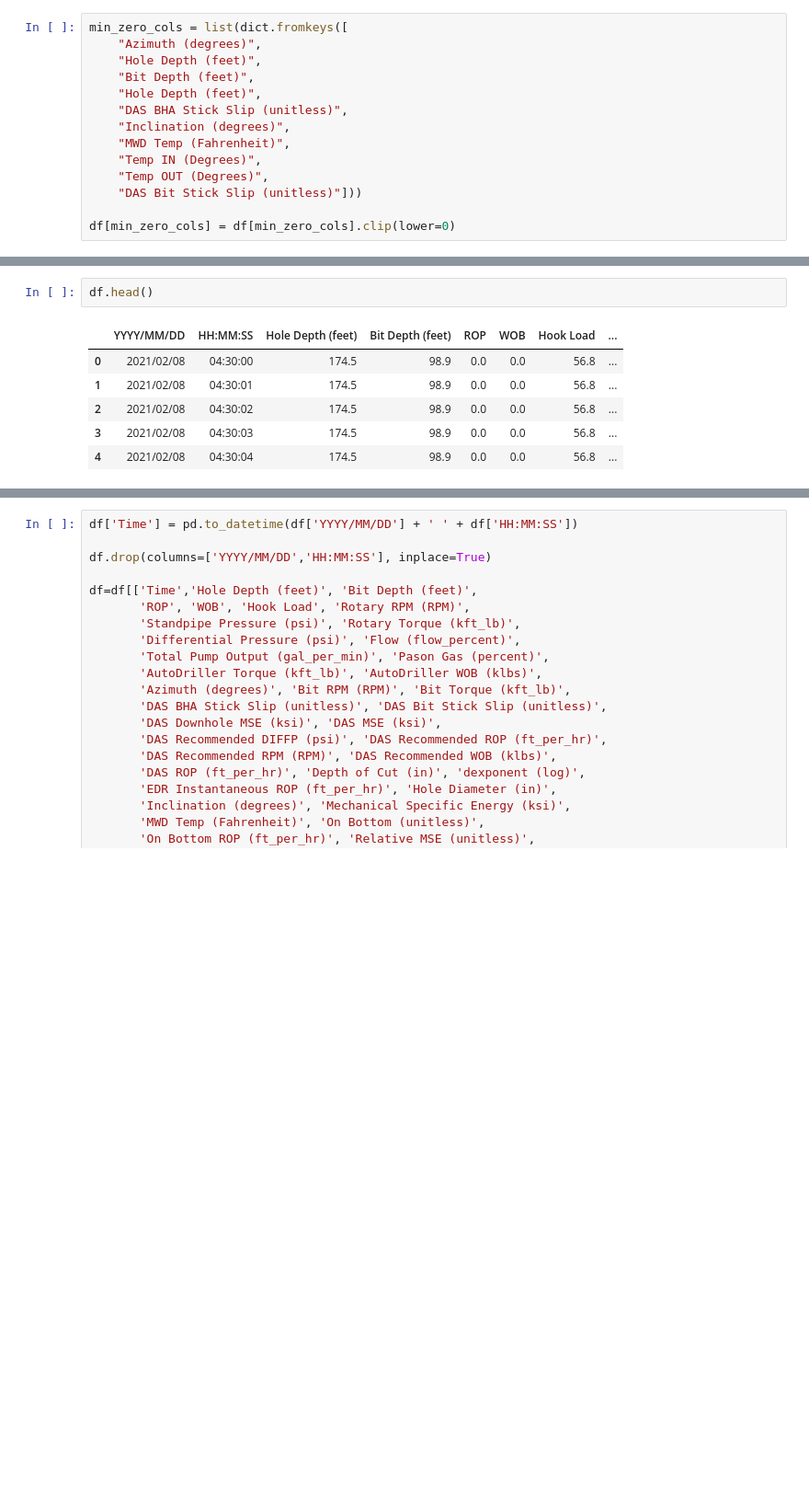
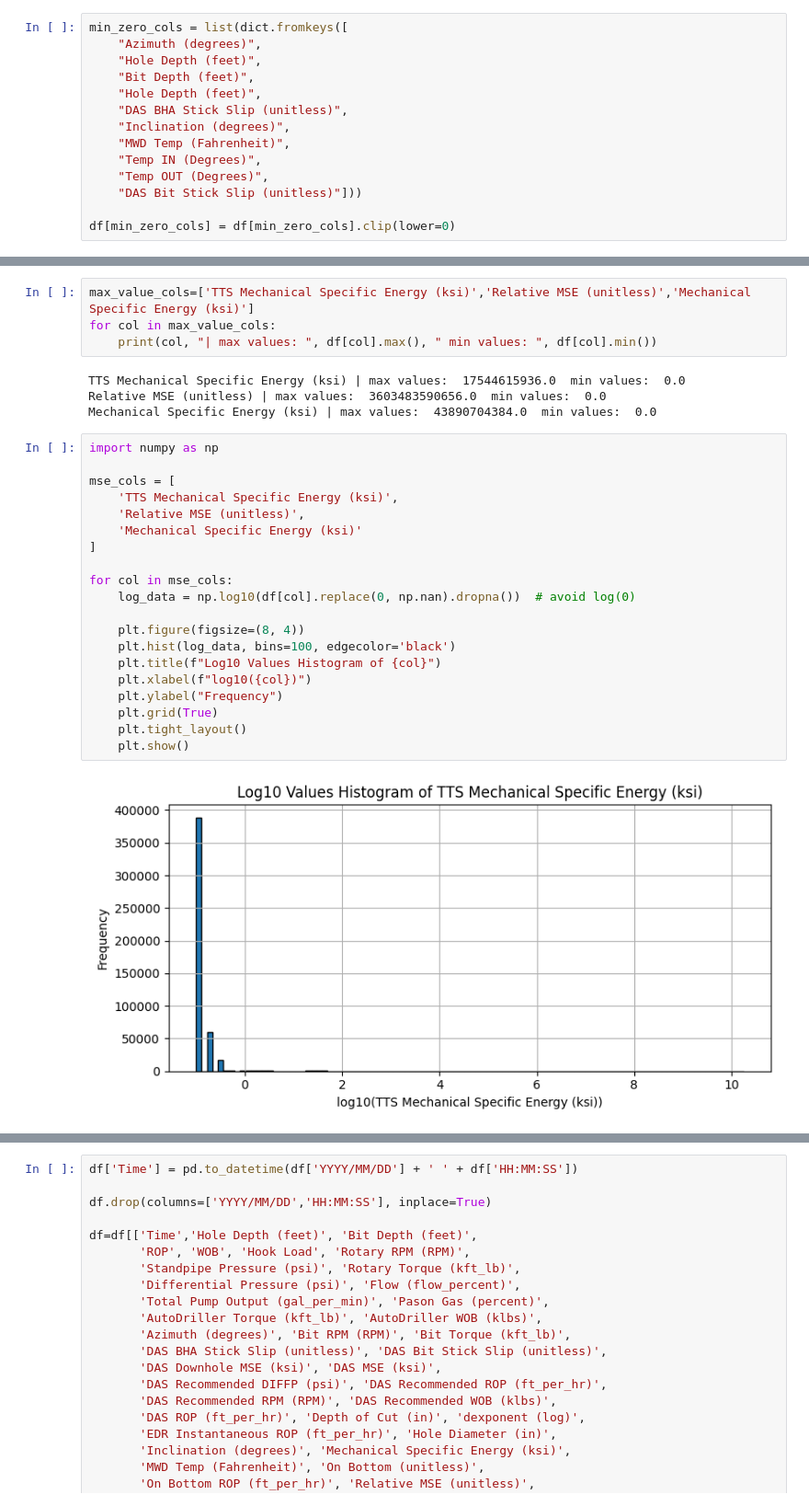
Before and after one commit to Vagif-Aliyev/MSE_Optimization, a Jupyter notebook: Drilling Data EDA.ipynb, the cells around one changed output, grey strips where cells are left out. Shown at 92% size. Drawn from its saved outputs; the diff is of its cells as text; blank space fills up the shorter version.

```diff
--- a/Drilling Data EDA.ipynb
+++ b/Drilling Data EDA.ipynb
@@ -261,12 +263,33 @@ df.describe().T
 | Top Drive Rotary (RPM) | 2506182.0 | 1.646222e+01 | 2.400316e+01 | -23.000 | 0.000 | 0.000 | 39.000 | 1.160000e+02 |
 | Top Drive Torque (kft_lb) | 2506182.0 | 2.154748e+00 | 3.615361e+00 | -0.395 | -0.009 | -0.005 | 4.527 | 4.876000e+01 |
 | TTS Mechanical Specific Energy (ksi) | 2506182.0 | 1.576146e+04 | 1.272685e+07 | 0.000 | 0.000 | 0.000 | 0.000 | 1.754462e+10 |
-# %%
-df.head()
-# %% [output]
-|  | YYYY/MM/DD | HH:MM:SS | Hole Depth (feet) | Bit Depth (feet) | ROP | WOB | Hook Load | ... |
-| 0 | 2021/02/08 | 04:30:00 | 174.5 | 98.9 | 0.0 | 0.0 | 56.8 | ... |
-| 1 | 2021/02/08 | 04:30:01 | 174.5 | 98.9 | 0.0 | 0.0 | 56.8 | ... |
-| 2 | 2021/02/08 | 04:30:02 | 174.5 | 98.9 | 0.0 | 0.0 | 56.8 | ... |
-| 3 | 2021/02/08 | 04:30:03 | 174.5 | 98.9 | 0.0 | 0.0 | 56.8 | ... |
-| 4 | 2021/02/08 | 04:30:04 | 174.5 | 98.9 | 0.0 | 0.0 | 56.8 | ... |
+# %%
+max_value_cols=['TTS Mechanical Specific Energy (ksi)','Relative MSE (unitless)','Mechanical Specific Energy (ksi)']
+for col in max_value_cols:
+    print(col, "| max values: ", df[col].max(), " min values: ", df[col].min())
+# %% [output]
+TTS Mechanical Specific Energy (ksi) | max values:  17544615936.0  min values:  0.0
+Relative MSE (unitless) | max values:  3603483590656.0  min values:  0.0
+Mechanical Specific Energy (ksi) | max values:  43890704384.0  min values:  0.0
+# %%
+import numpy as np
+
+mse_cols = [
+    'TTS Mechanical Specific Energy (ksi)',
+    'Relative MSE (unitless)',
+    'Mechanical Specific Energy (ksi)'
+]
+
+for col in mse_cols:
+    log_data = np.log10(df[col].replace(0, np.nan).dropna())  # avoid log(0)
+
+    plt.figure(figsize=(8, 4))
+    plt.hist(log_data, bins=100, edgecolor='black')
+    plt.title(f"Log10 Values Histogram of {col}")
+    plt.xlabel(f"log10({col})")
+    plt.ylabel("Frequency")
+    plt.grid(True)
+    plt.tight_layout()
+    plt.show()
+# %% [output]
+[figure, added]
```
Also changed, not shown: parts of 32 cells of this notebook.
